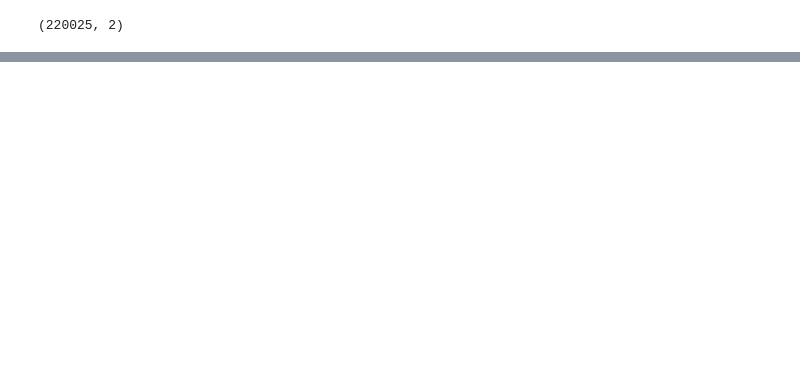
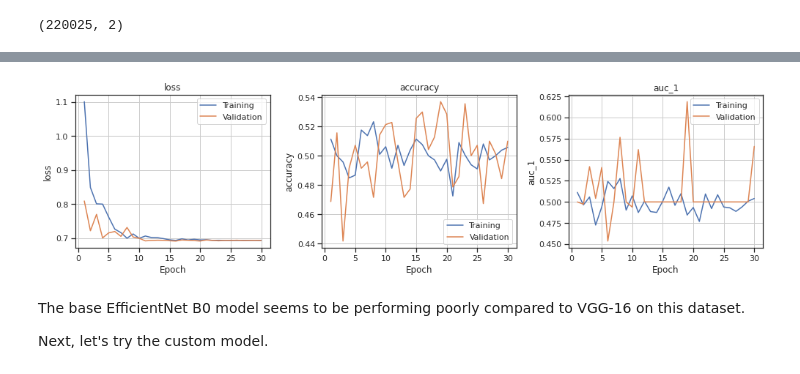
Before and after one commit to akilanarasu1994/kaggle-cnn-cancer-detection, a Jupyter notebook: cancer-detection-using-cnn.ipynb, the cells around one changed output, grey strips where cells are left out. Drawn from its saved outputs; the diff is of its cells as text; code cells hidden in the pictures; blank space fills up the shorter version.

```diff
--- a/cancer-detection-using-cnn.ipynb
+++ b/cancer-detection-using-cnn.ipynb
@@ -56,0 +376,19 @@ df_training_classes.shape
+# %%
+from tensorflow.keras.applications import EfficientNetB0
+
+base_model_efn = EfficientNetB0(input_shape = (96, 96, 3), include_top = False, weights = 'imagenet')
+for layer in base_model_efn.layers:
+    layer.trainable = False
+
+op_efn = base_model_efn.output
+op_efn = Flatten()(op_efn)
+op_efn = Dense(1024, activation="relu")(op_efn)
+op_efn = Dropout(0.25)(op_efn)
+
+# Add a final sigmoid layer with 1 node for classification output
+predictions = Dense(1, activation="sigmoid")(op_efn)
+model_efn = tf.keras.models.Model(base_model_efn.input, predictions)
+
+model_efn.compile(optimizer = tf.keras.optimizers.RMSprop(lr=0.0001, decay=1e-6), loss = 'binary_crossentropy',metrics = ['accuracy', keras.metrics.AUC()])
+
+model_efn.summary()
@@ -56,0 +413,12 @@ df_training_classes.shape
+# %%
+start_time = time.time()
+history_efn = model_efn.fit(
+    x = train_gen,
+    steps_per_epoch = train_steps,
+    validation_data = valid_gen,
+    validation_steps = validation_steps,
+    epochs = 30, # tried 15 epochs, accuracy wasn't that great for any of the models
+    verbose = 1
+)
+
+print('Fitting the model took %.2f secs' % (time.time() - start_time))
@@ -56,0 +443,8 @@ df_training_classes.shape
+# %%
+plot_metrics([history_efn])
+# %% [output]
+[figure, added]
+# %% [markdown]
+The base EfficientNet B0 model seems to be performing poorly compared to VGG-16 on this dataset.
+
+Next, let's try the custom model.
```
Also changed, not shown: parts of 49 cells of this notebook.
